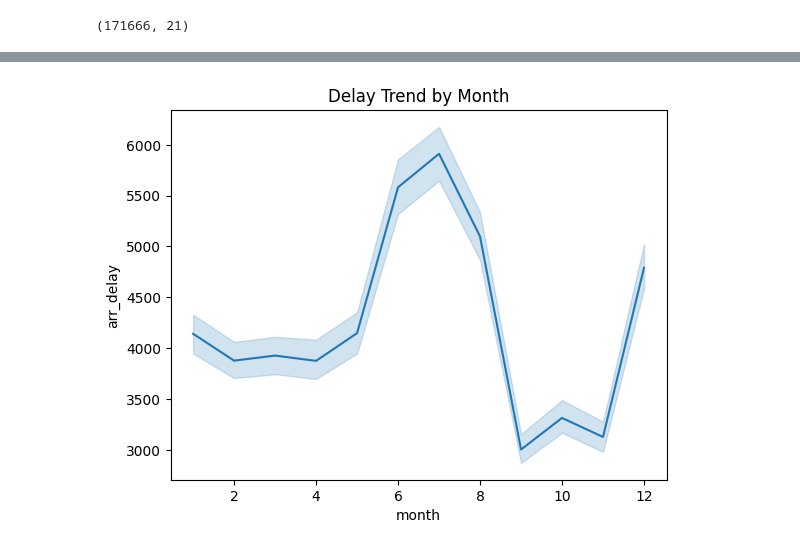
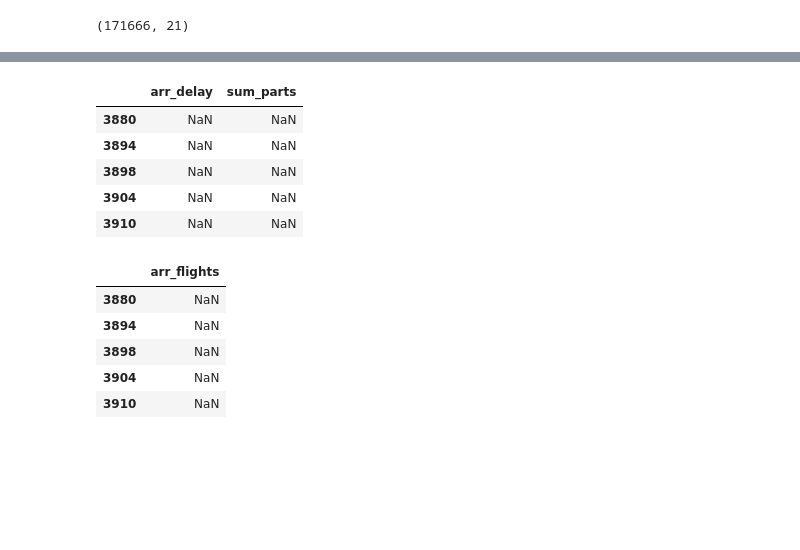
Before and after one commit to santoshkhadk/airline-delay-pipeline, a Jupyter notebook: notebook/airline-delay.ipynb, the cells around one changed output, grey strips where cells are left out. Drawn from its saved outputs; the diff is of its cells as text; code cells hidden in the pictures; blank space fills up the shorter version.

```diff
--- a/notebook/airline-delay.ipynb
+++ b/notebook/airline-delay.ipynb
@@ -136,8 +168,27 @@ plt.show()
 # %%
-#Monthly Delay Trend
-sns.lineplot(x='month', y='arr_delay', data=df)
-plt.title("Delay Trend by Month")
-plt.show()
+df['sum_parts'] = (
+    df['carrier_delay'] +
+    df['weather_delay'] +
+    df['nas_delay'] +
+    df['security_delay'] +
+    df['late_aircraft_delay']
+)
+
+df[df['arr_delay'].isna()][['arr_delay','sum_parts']].head()
 # %% [output]
-[figure, removed]
+|  | arr_delay | sum_parts |
+| 3880 | NaN | NaN |
+| 3894 | NaN | NaN |
+| 3898 | NaN | NaN |
+| 3904 | NaN | NaN |
+| 3910 | NaN | NaN |
+# %%
+df.loc[[3880,3894,3898,3904,3910], ['arr_flights']]
+# %% [output]
+|  | arr_flights |
+| 3880 | NaN |
+| 3894 | NaN |
+| 3898 | NaN |
+| 3904 | NaN |
+| 3910 | NaN |
 # %%
```
Also changed, not shown: parts of 25 cells of this notebook.
